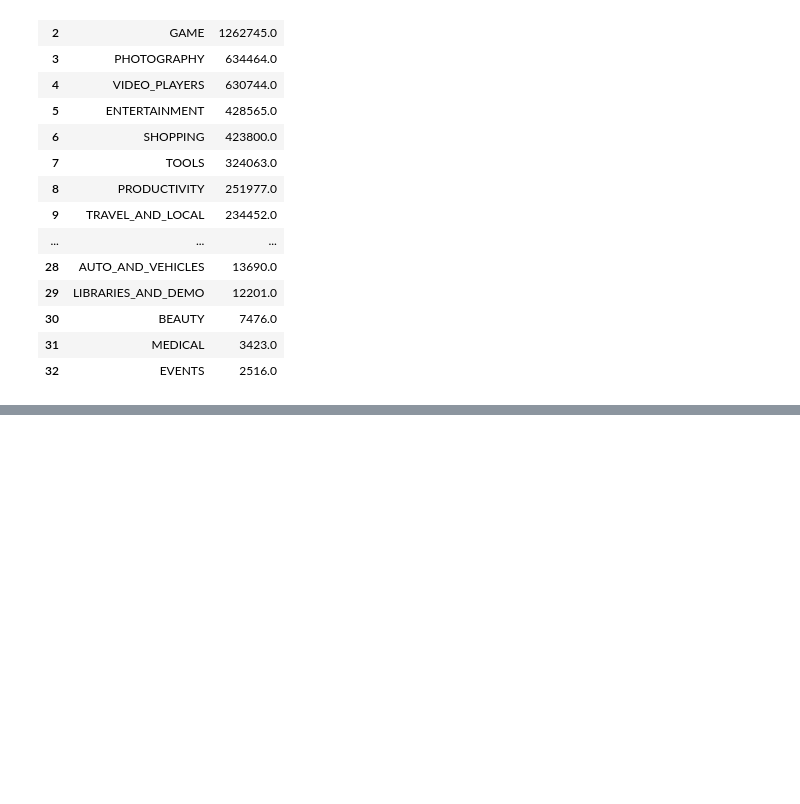
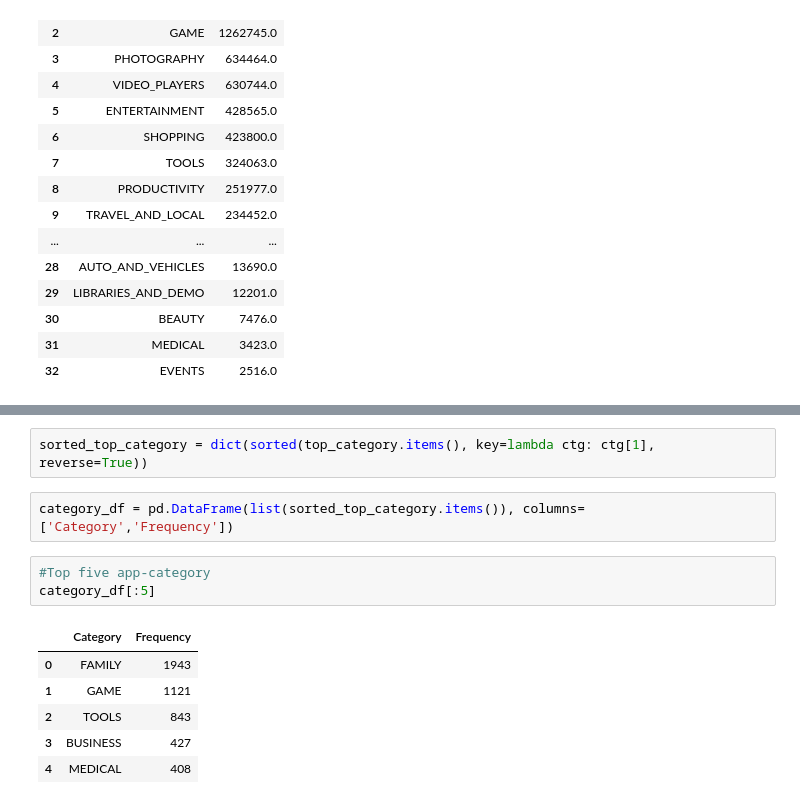
Before and after one commit to Jaya9522/daily-practice, a Jupyter notebook: blackcoffer.ipynb, the cells around one changed output, grey strips where cells are left out. Cells and saved outputs as stored; diff of their text form; blank space fills up the shorter version.

```diff
--- a/blackcoffer.ipynb
+++ b/blackcoffer.ipynb
@@ -525,0 +535,14 @@ Text(0.5, 1.0, 'Category and Reviews')
+# %%
+sorted_top_category = dict(sorted(top_category.items(), key=lambda ctg: ctg[1], reverse=True))
+# %%
+category_df = pd.DataFrame(list(sorted_top_category.items()), columns=['Category','Frequency'])
+# %%
+#Top five app-category
+category_df[:5]
+# %% [output]
+|  | Category | Frequency |
+| 0 | FAMILY | 1943 |
+| 1 | GAME | 1121 |
+| 2 | TOOLS | 843 |
+| 3 | BUSINESS | 427 |
+| 4 | MEDICAL | 408 |
```
Also changed, not shown: parts of 10 cells of this notebook.
